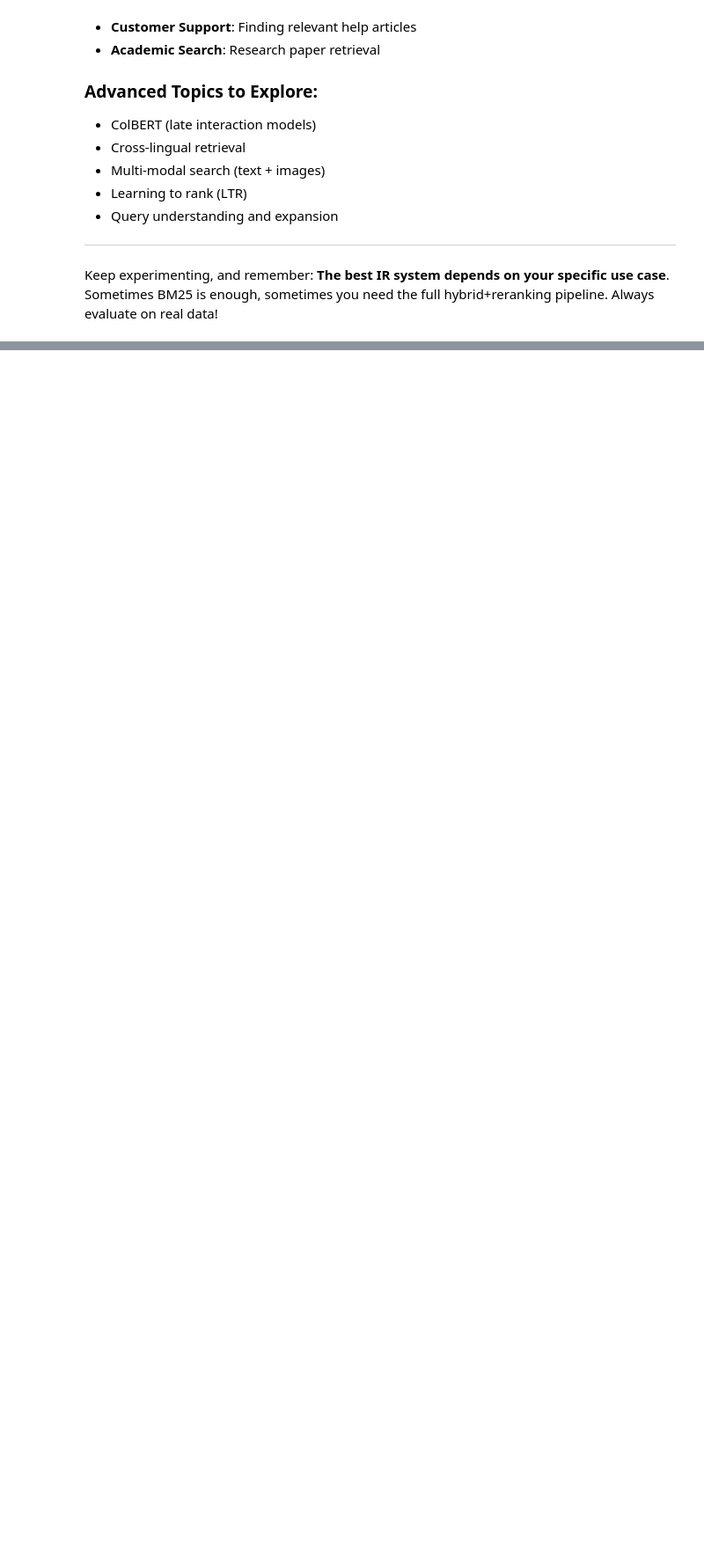
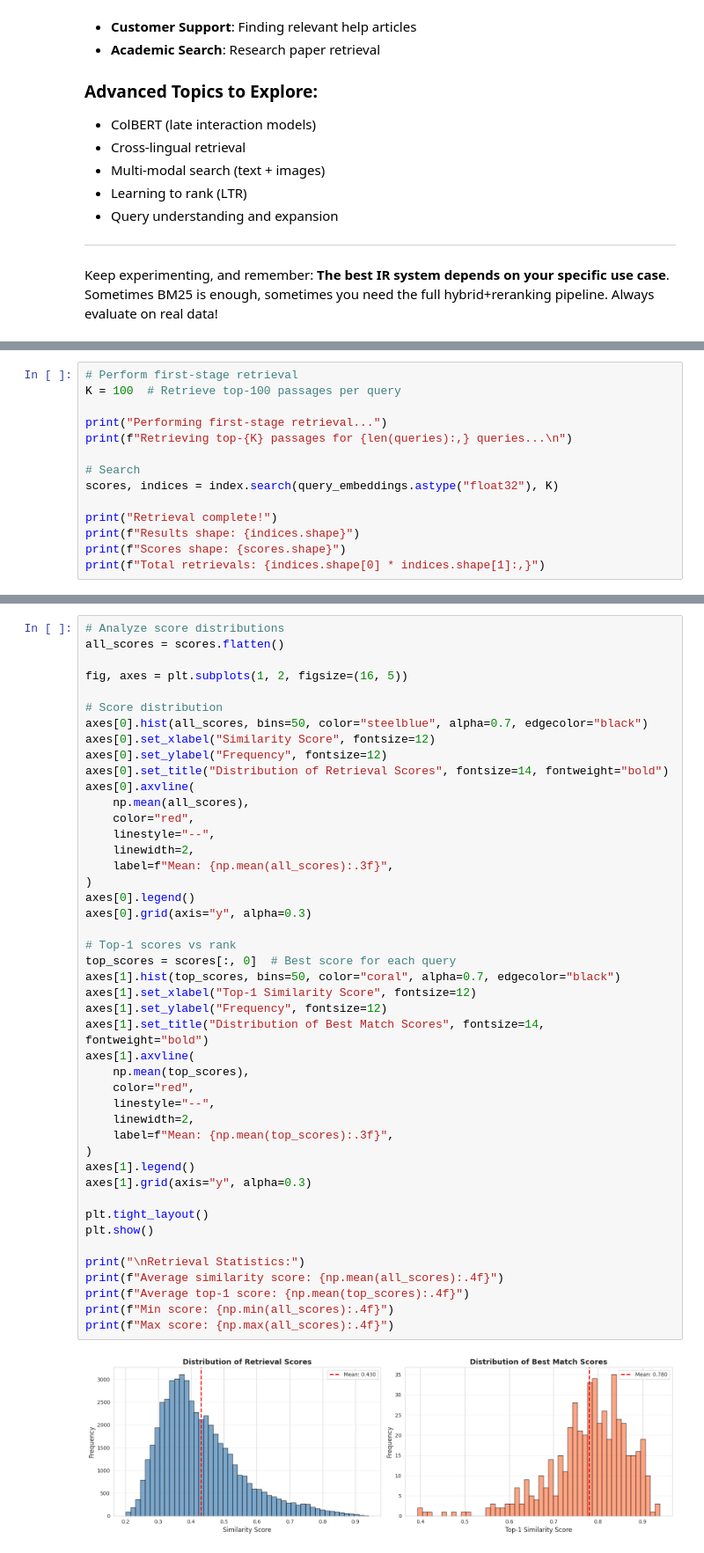
Before and after one commit to dsgt-arc/fall-2025-interest-group-projects, a Jupyter notebook: user/ctio3/03-information-retrieval/information_retrieval.ipynb, the cells around one changed output, grey strips where cells are left out. Shown at 88% size. Cells and saved outputs as stored; diff of their text form; blank space fills up the shorter version.

```diff
--- a/user/ctio3/03-information-retrieval/information_retrieval.ipynb
+++ b/user/ctio3/03-information-retrieval/information_retrieval.ipynb
@@ -1865,0 +2367,14 @@ Keep experimenting, and remember: **The best IR system depends on your specific
+# %%
+# Perform first-stage retrieval
+K = 100  # Retrieve top-100 passages per query
+
+print("Performing first-stage retrieval...")
+print(f"Retrieving top-{K} passages for {len(queries):,} queries...\n")
+
+# Search
+scores, indices = index.search(query_embeddings.astype("float32"), K)
+
+print("Retrieval complete!")
+print(f"Results shape: {indices.shape}")
+print(f"Scores shape: {scores.shape}")
+print(f"Total retrievals: {indices.shape[0] * indices.shape[1]:,}")
@@ -1865,0 +2426,47 @@ Keep experimenting, and remember: **The best IR system depends on your specific
+# %%
+# Analyze score distributions
+all_scores = scores.flatten()
+
+fig, axes = plt.subplots(1, 2, figsize=(16, 5))
+
+# Score distribution
+axes[0].hist(all_scores, bins=50, color="steelblue", alpha=0.7, edgecolor="black")
+axes[0].set_xlabel("Similarity Score", fontsize=12)
+axes[0].set_ylabel("Frequency", fontsize=12)
+axes[0].set_title("Distribution of Retrieval Scores", fontsize=14, fontweight="bold")
+axes[0].axvline(
+    np.mean(all_scores),
+    color="red",
+    linestyle="--",
+    linewidth=2,
+    label=f"Mean: {np.mean(all_scores):.3f}",
+)
+axes[0].legend()
+axes[0].grid(axis="y", alpha=0.3)
+
+# Top-1 scores vs rank
+top_scores = scores[:, 0]  # Best score for each query
+axes[1].hist(top_scores, bins=50, color="coral", alpha=0.7, edgecolor="black")
+axes[1].set_xlabel("Top-1 Similarity Score", fontsize=12)
+axes[1].set_ylabel("Frequency", fontsize=12)
+axes[1].set_title("Distribution of Best Match Scores", fontsize=14, fontweight="bold")
+axes[1].axvline(
+    np.mean(top_scores),
+    color="red",
+    linestyle="--",
+    linewidth=2,
+    label=f"Mean: {np.mean(top_scores):.3f}",
+)
+axes[1].legend()
+axes[1].grid(axis="y", alpha=0.3)
+
+plt.tight_layout()
+plt.show()
+
+print("\nRetrieval Statistics:")
+print(f"Average similarity score: {np.mean(all_scores):.4f}")
+print(f"Average top-1 score: {np.mean(top_scores):.4f}")
+print(f"Min score: {np.min(all_scores):.4f}")
+print(f"Max score: {np.max(all_scores):.4f}")
+# %% [output]
+[figure, added]
```
Also changed, not shown: parts of 49 cells of this notebook, 1 other file.
